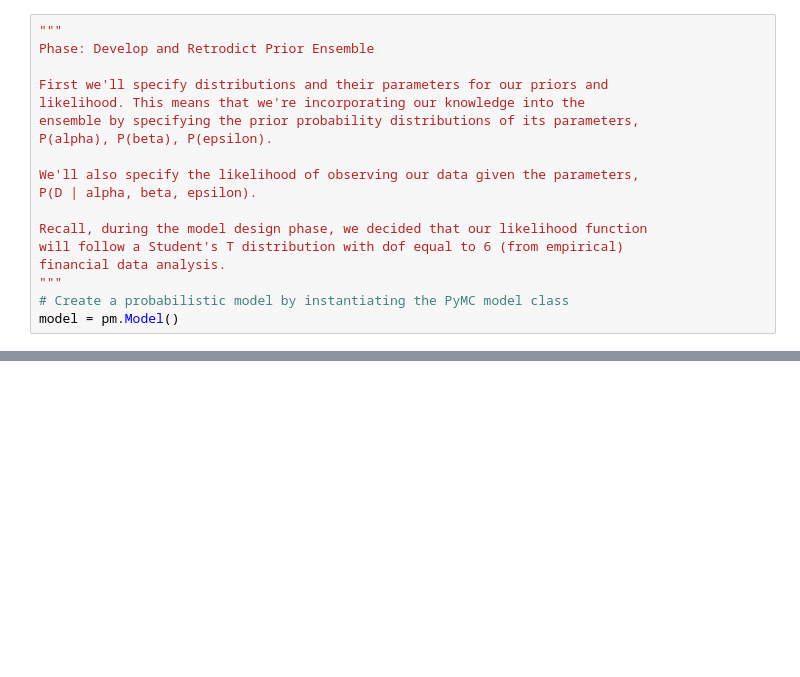
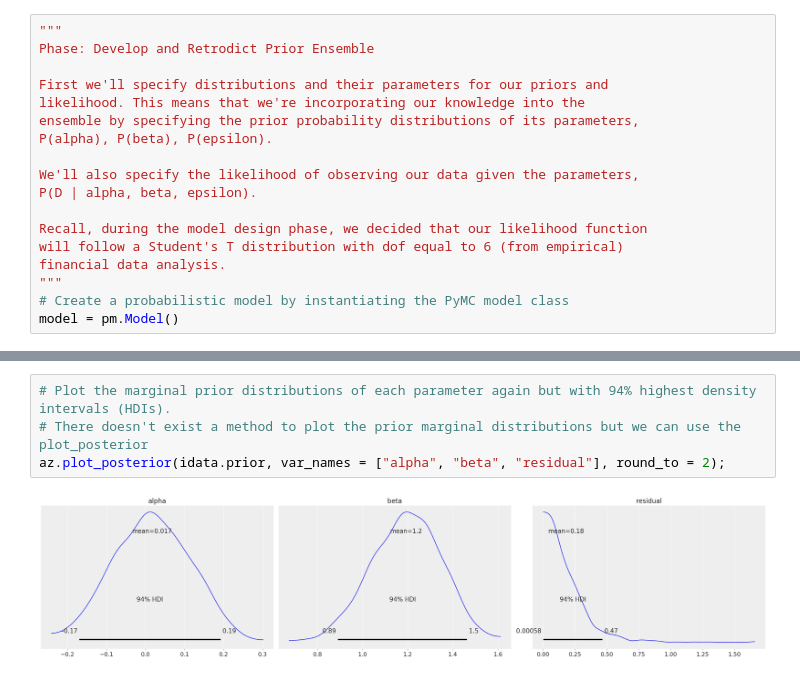
Before and after one commit to devereaweaver/Probabilistic-Machine-Learning-for-Finance, a Jupyter notebook: test.ipynb, the cells around one changed output, grey strips where cells are left out. Saved outputs shown, nothing was run; the diff lists cells and outputs as text; blank space fills up the shorter version.

```diff
--- a/test.ipynb
+++ b/test.ipynb
@@ -231,0 +256,6 @@ Inference data with groups:
+# %%
+# Plot the marginal prior distributions of each parameter again but with 94% highest density intervals (HDIs).
+# There doesn't exist a method to plot the prior marginal distributions but we can use the plot_posterior
+az.plot_posterior(idata.prior, var_names = ["alpha", "beta", "residual"], round_to = 2);
+# %% [output]
+[figure, added]
```
Also changed, not shown: parts of 9 cells of this notebook.
